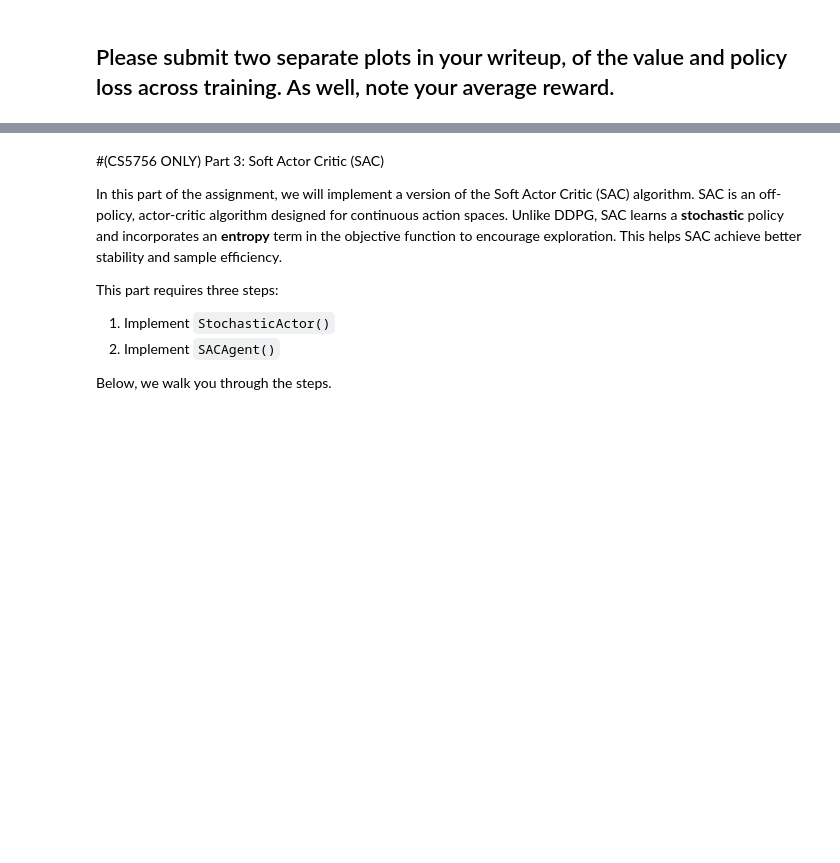
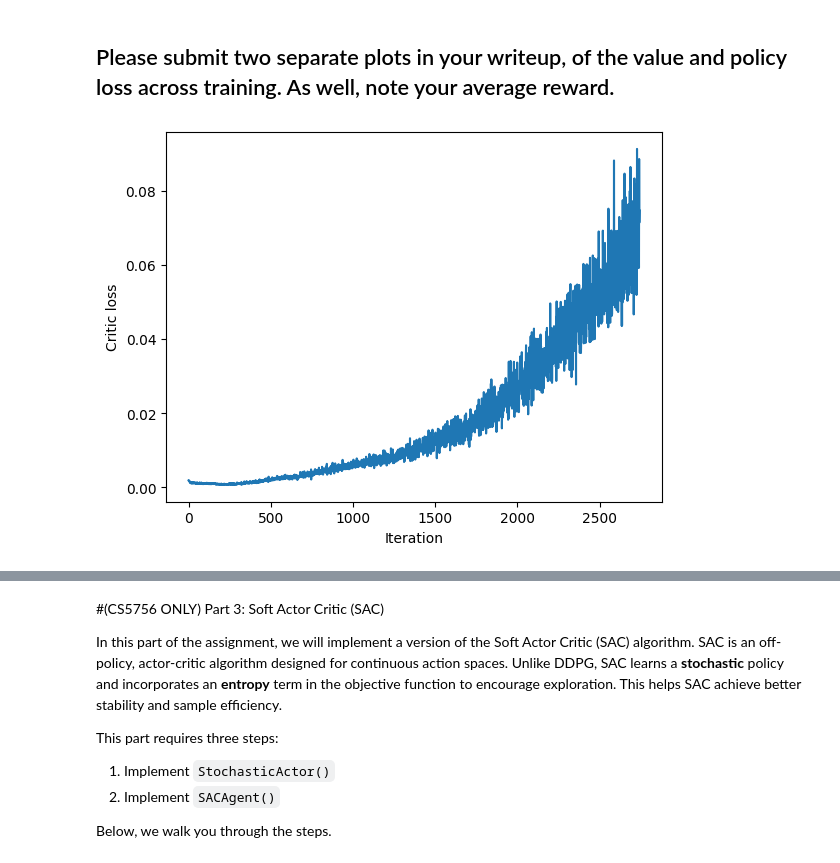
Before and after one commit to tzuyunhsu/robot-learning, a Jupyter notebook: assignments/A3/CS4756_SP25_A3_Student.ipynb, the cells around one changed output, grey strips where cells are left out. Saved outputs shown, nothing was run; the diff lists cells and outputs as text; code cells hidden in the pictures; blank space fills up the shorter version.

```diff
--- a/assignments/A3/CS4756_SP25_A3_Student.ipynb
+++ b/assignments/A3/CS4756_SP25_A3_Student.ipynb
@@ -987,7 +1064,7 @@ ddpg_agent = DDPGAgent(
 
 num_iterations = 3000
 batch_size = 256
-ddpg_agent.train(num_iterations=num_iterations, batch_size=batch_size)
+critic_losses, actor_losses = ddpg_agent.train(num_iterations=num_iterations, batch_size=batch_size)
 
 average_reward = evaluate(env, ddpg_agent, 10)
 print(f"Average reward after training: {average_reward:.2f}")
@@ -996,3 +1094,10 @@ visualize(env, algorithm=ddpg_agent, video_name="ddpg")
 ## Please submit two separate plots in your writeup, of the value and policy loss across training. As well, note your average reward.
 # %%
 # Feel free to use this space for plotting.
+plt.plot(critic_losses)
+#plt.plot(iterations, critic_losses, label='Critic Loss')
+plt.xlabel("Iteration")
+plt.ylabel("Critic loss")
+plt.show()
+# %% [output]
+[figure, added]
```
Also changed, not shown: parts of 5 cells of this notebook.
